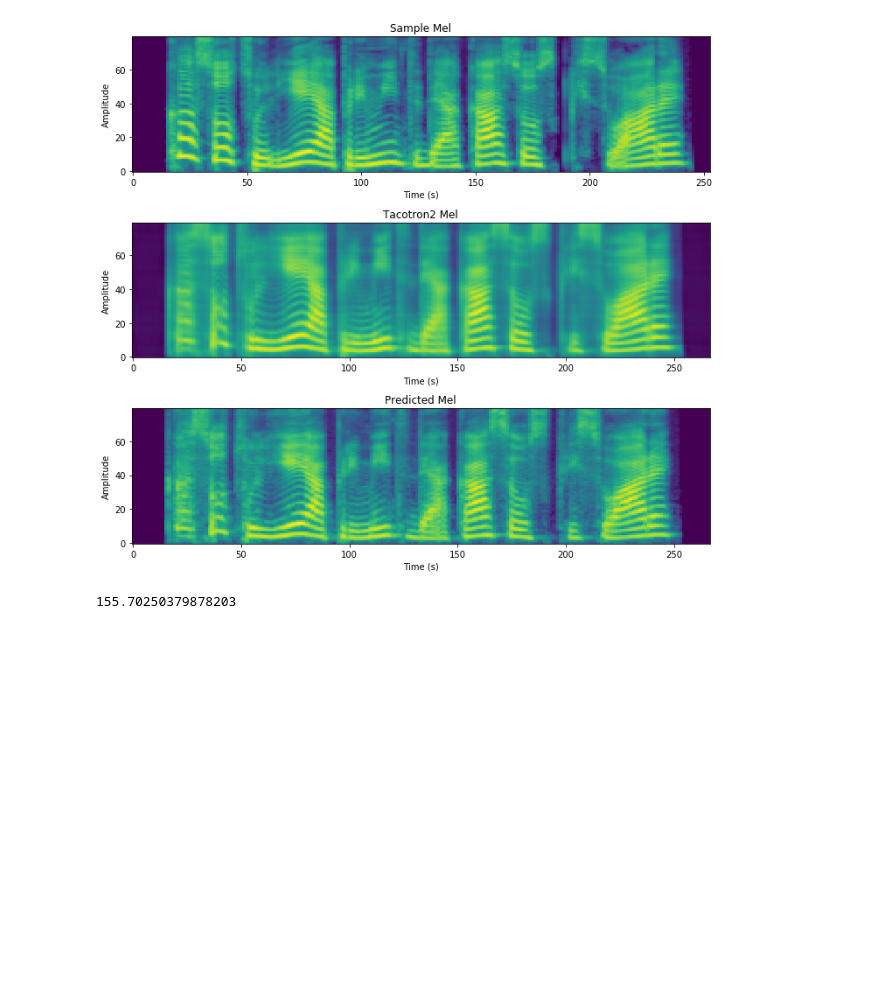
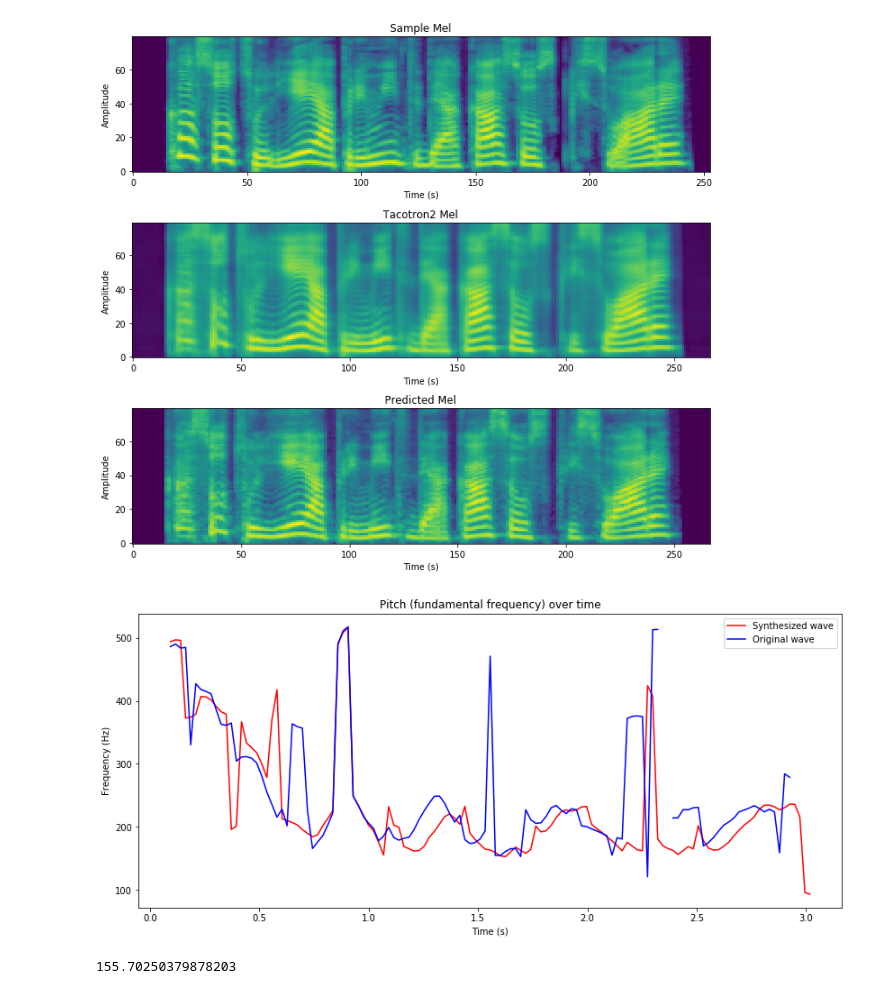
Before and after one commit to SebastianBalmus/DiplomaProject, a Jupyter notebook: notebooks/e2e_ro_di_hf.ipynb, the cells around one changed output. Drawn from its saved outputs; the diff is of its cells as text; code cells hidden in the pictures; blank space fills up the shorter version.

```diff
--- a/notebooks/e2e_ro_di_hf.ipynb
+++ b/notebooks/e2e_ro_di_hf.ipynb
@@ -133,6 +133,39 @@ plt.tight_layout()
 plt.show()
 # %% [output]
 [figure]
+# %%
+def pitch_tracking(y, sr):
+    # Use Harmonic/Percussive Source Separation (HPSS)
+    harmonic, percussive = librosa.effects.hpss(y.astype('float32'))
+
+    # Extract pitch using librosa's piptrack
+    pitches, magnitudes = librosa.core.piptrack(y=harmonic, sr=sr, fmin=librosa.note_to_hz('E2'), fmax=librosa.note_to_hz('C5'))
+
+    # Extract the pitch values from the piptrack output
+    pitch = np.zeros(pitches.shape[1])
+    for t in range(pitches.shape[1]):
+        index = magnitudes[:, t].argmax()
+        pitch[t] = pitches[index, t] if magnitudes[index, t] > 0 else np.nan
+
+    # Create a time array that matches the length of the pitch array
+    times = librosa.times_like(pitch, sr=sr)
+
+    return times, pitch
+
+time, pitch = pitch_tracking(wav, sr)
+sample_time, sample_pitch = pitch_tracking(sample_wav, sr)
+
+# Plot the pitches over time
+plt.figure(figsize=(14, 6))
+plt.plot(time, pitch, label='Synthesized wave', color='r')
+plt.plot(sample_time, sample_pitch, label='Original wave', color='b')
+plt.xlabel('Time (s)')
+plt.ylabel('Frequency (Hz)')
+plt.title('Pitch (fundamental frequency) over time')
+plt.legend()
+plt.show()
+# %% [output]
+[figure, added]
 # %%
 # Mel Cepstral Distortion (MCD)
 def compute_mcd(ref_audio, synth_audio, sr=22050, n_mfcc=13):
```
Also changed, not shown: parts of 1 cell of this notebook, 7 other files.
